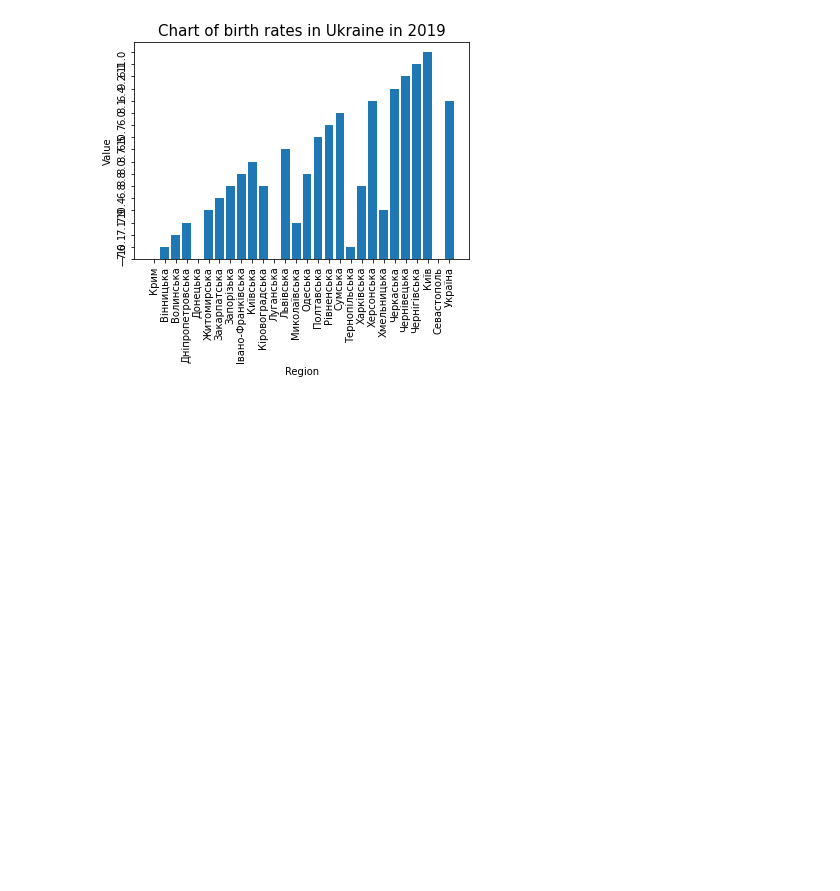
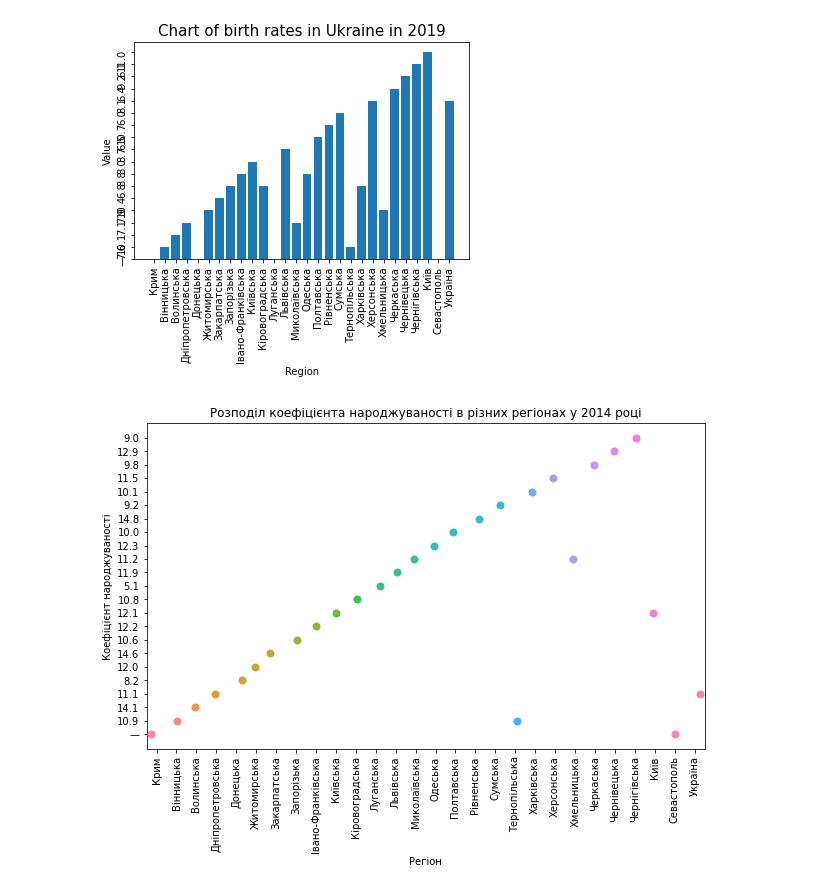
Before and after one commit to Gene4kaS/Data_science_python, a Jupyter notebook: Hw2.1.ipynb, the cells around one changed output. Cells and saved outputs as stored; diff of their text form; code cells hidden in the pictures; blank space fills up the shorter version.

Commit message:
HW 3 graphs

```diff
--- a/Hw2.1.ipynb
+++ b/Hw2.1.ipynb
@@ -184,3 +184,14 @@ plt.tick_params(labelrotation = 90)
 plt.show()
 # %% [output]
 [figure]
+# %%
+
+plt.figure(figsize=(10, 6))
+sns.stripplot(x='Регіон', y='2014', data=data, size=8, jitter=0.3)
+plt.xlabel('Регіон')
+plt.ylabel('Коефіцієнт народжуваності')
+plt.title('Розподіл коефіцієнта народжуваності в різних регіонах у 2014 році')
+plt.xticks(rotation=90)
+plt.show()
+# %% [output]
+[figure, added]
```
Also changed, not shown: parts of 1 cell of this notebook, 1 other file.
